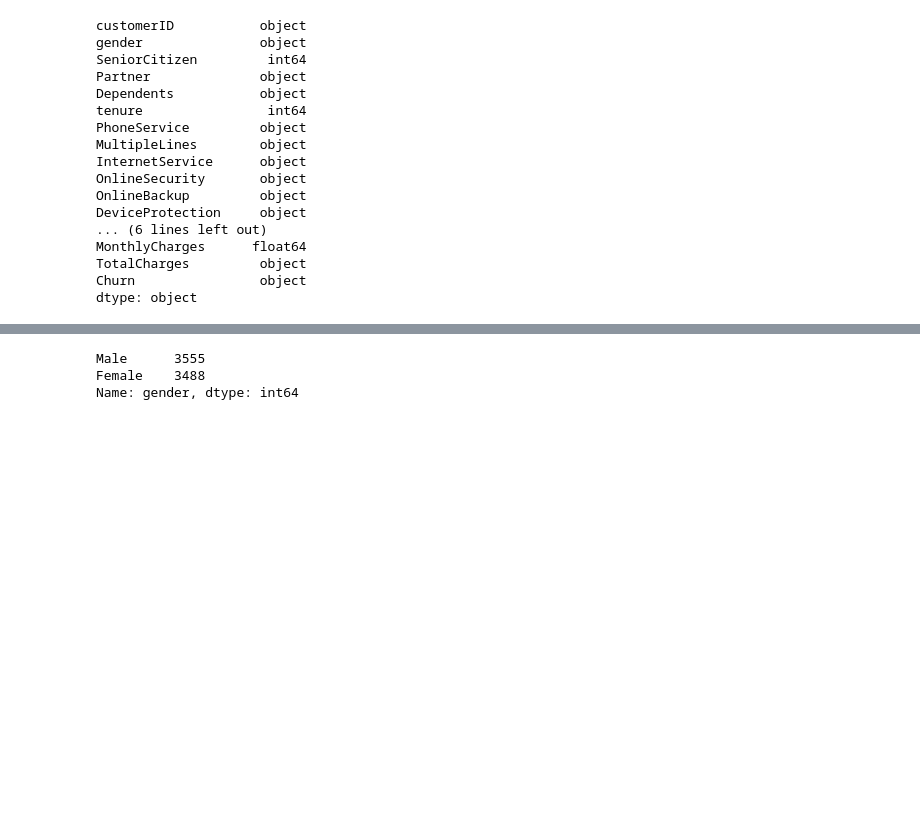
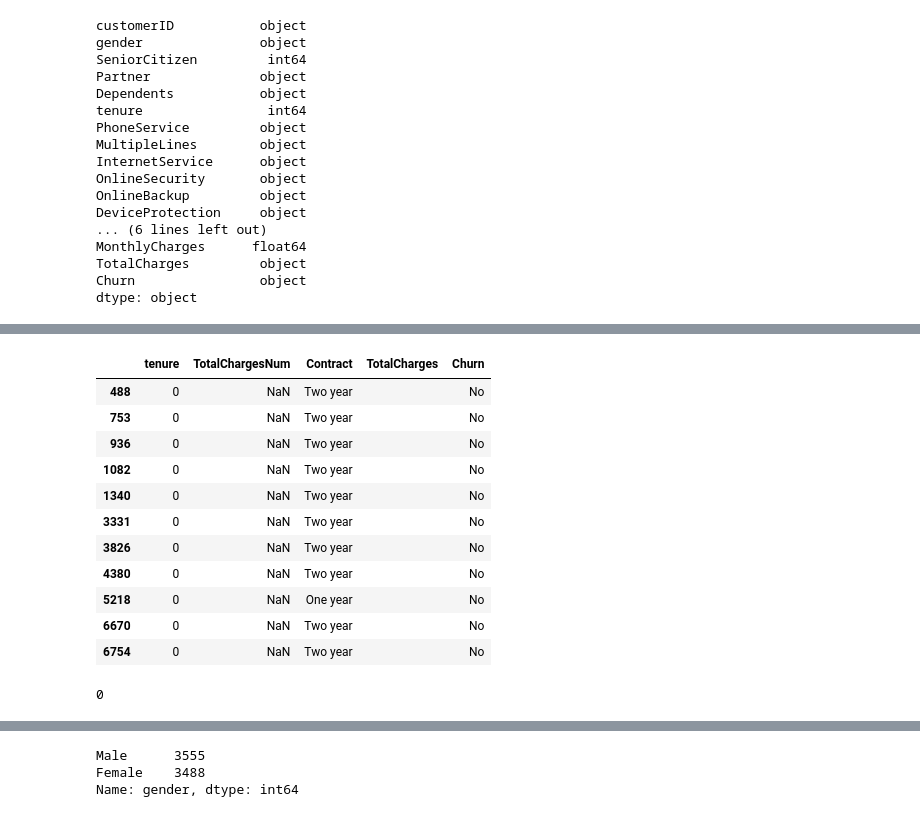
Before and after one commit to YuliyaKoldayeva/Customer_Churn_Analysis, a Jupyter notebook: Customer Churn Analysis.ipynb, the cells around one changed output, grey strips where cells are left out. Saved outputs shown, nothing was run; the diff lists cells and outputs as text; code cells hidden in the pictures; blank space fills up the shorter version.

```diff
--- a/Customer Churn Analysis.ipynb
+++ b/Customer Churn Analysis.ipynb
@@ -78,2 +89,27 @@ dtype: object
+# %%
+# Check to find the reason for NaN values in TotalChargesNum column
+
+test_df = dataframe[dataframe['TotalChargesNum'].isnull()]
+test_df[['tenure','TotalChargesNum', 'Contract','TotalCharges', 'Churn']]
+# %% [output]
+|  | tenure | TotalChargesNum | Contract | TotalCharges | Churn |
+| 488 | 0 | NaN | Two year |  | No |
+| 753 | 0 | NaN | Two year |  | No |
+| 936 | 0 | NaN | Two year |  | No |
+| 1082 | 0 | NaN | Two year |  | No |
+| 1340 | 0 | NaN | Two year |  | No |
+| 3331 | 0 | NaN | Two year |  | No |
+| 3826 | 0 | NaN | Two year |  | No |
+| 4380 | 0 | NaN | Two year |  | No |
+| 5218 | 0 | NaN | One year |  | No |
+| 6670 | 0 | NaN | Two year |  | No |
+| 6754 | 0 | NaN | Two year |  | No |
+# %%
+# Since all the NaN values comes from new contracts, they'll be replaced by "0"
+dataframe['TotalChargesNum'].fillna(0, inplace=True)
+# New check for any missing value
+dataframe['TotalChargesNum'].isnull().sum()
+# %% [output]
+0
 # %%
 print(dataframe.describe())
```
Also changed, not shown: parts of 30 cells of this notebook, 1 other file.
